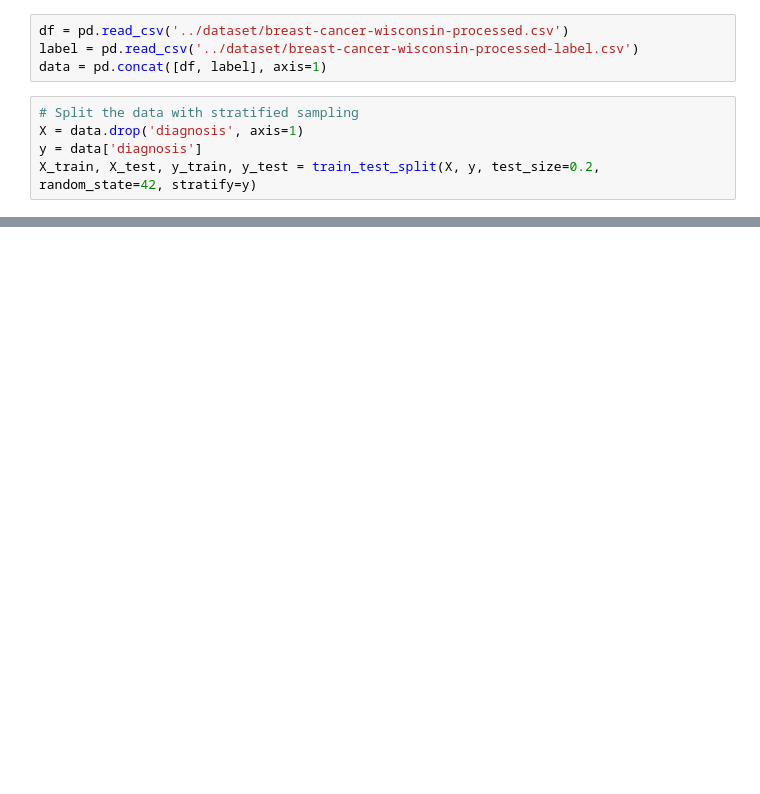
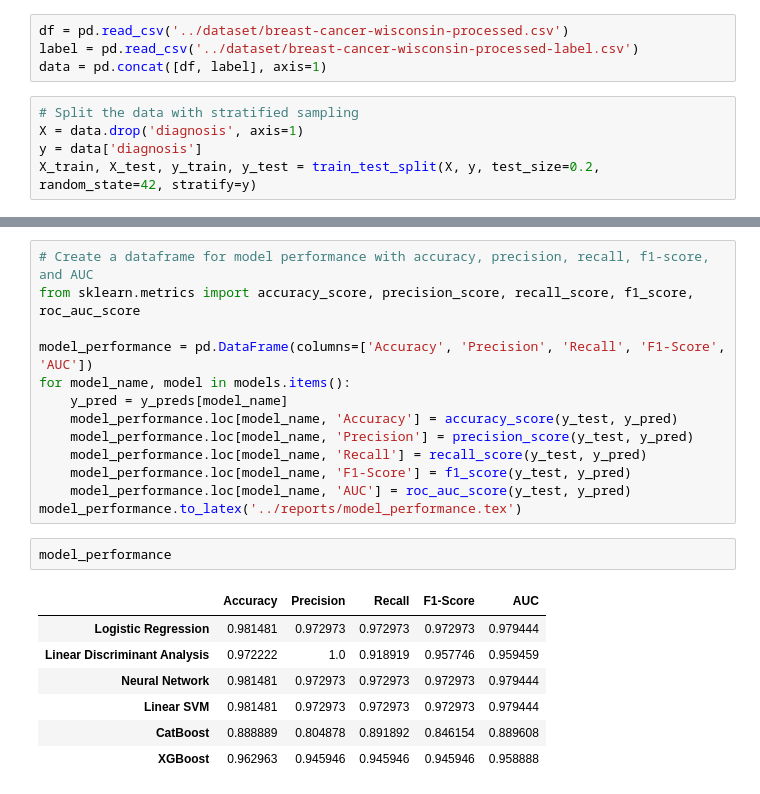
Before and after one commit to qlinhta/BreastCancerDiagnostic, a Jupyter notebook: Notebooks/Comparation.ipynb, the cells around one changed output, grey strips where cells are left out. Drawn from its saved outputs; the diff is of its cells as text; blank space fills up the shorter version.

```diff
--- a/Notebooks/Comparation.ipynb
+++ b/Notebooks/Comparation.ipynb
@@ -39,0 +168,23 @@ X_train, X_test, y_train, y_test = train_test_split(X, y, test_size=0.2, random_
+# %%
+# Create a dataframe for model performance with accuracy, precision, recall, f1-score, and AUC
+from sklearn.metrics import accuracy_score, precision_score, recall_score, f1_score, roc_auc_score
+
+model_performance = pd.DataFrame(columns=['Accuracy', 'Precision', 'Recall', 'F1-Score', 'AUC'])
+for model_name, model in models.items():
+    y_pred = y_preds[model_name]
+    model_performance.loc[model_name, 'Accuracy'] = accuracy_score(y_test, y_pred)
+    model_performance.loc[model_name, 'Precision'] = precision_score(y_test, y_pred)
+    model_performance.loc[model_name, 'Recall'] = recall_score(y_test, y_pred)
+    model_performance.loc[model_name, 'F1-Score'] = f1_score(y_test, y_pred)
+    model_performance.loc[model_name, 'AUC'] = roc_auc_score(y_test, y_pred)
+model_performance.to_latex('../reports/model_performance.tex')
+# %%
+model_performance
+# %% [output]
+|  | Accuracy | Precision | Recall | F1-Score | AUC |
+| Logistic Regression | 0.981481 | 0.972973 | 0.972973 | 0.972973 | 0.979444 |
+| Linear Discriminant Analysis | 0.972222 | 1.0 | 0.918919 | 0.957746 | 0.959459 |
+| Neural Network | 0.981481 | 0.972973 | 0.972973 | 0.972973 | 0.979444 |
+| Linear SVM | 0.981481 | 0.972973 | 0.972973 | 0.972973 | 0.979444 |
+| CatBoost | 0.888889 | 0.804878 | 0.891892 | 0.846154 | 0.889608 |
+| XGBoost | 0.962963 | 0.945946 | 0.945946 | 0.945946 | 0.958888 |
```
Also changed, not shown: parts of 9 cells of this notebook, 35 other files.
